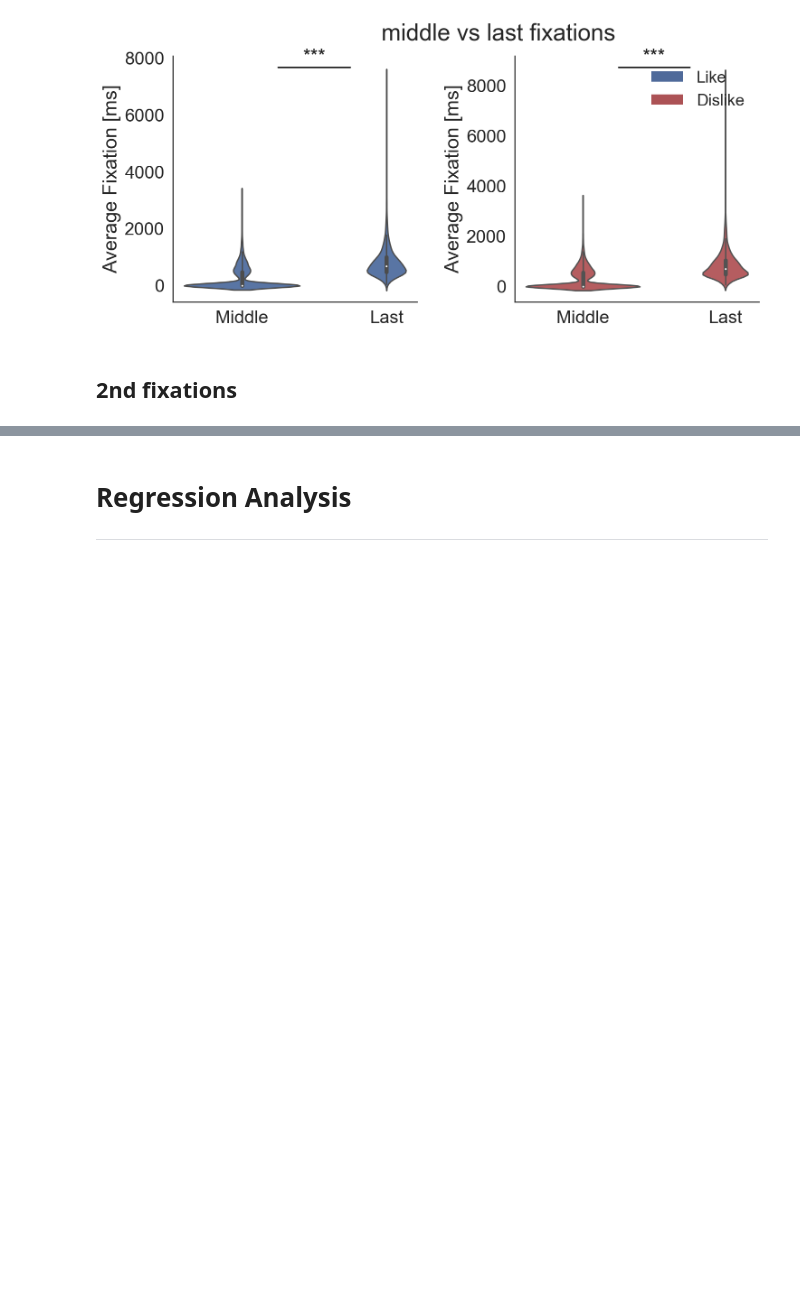
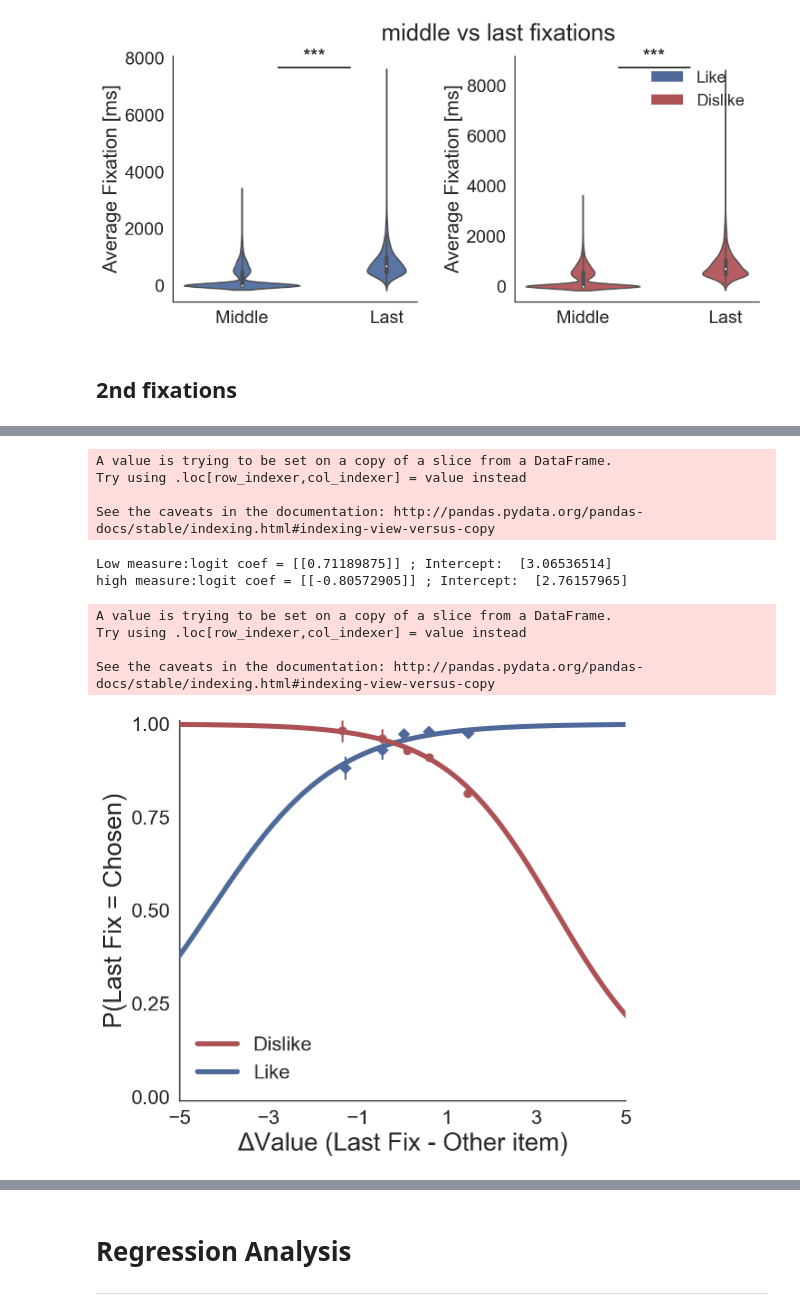
Before and after one commit to pradysepulveda/FF2018, a Jupyter notebook: FF2018_FixationsAnalysis_MiddleFix_31_FixCompress.ipynb, the cells around one changed output, grey strips where cells are left out. Saved outputs shown, nothing was run; the diff lists cells and outputs as text; code cells hidden in the pictures; blank space fills up the shorter version.

```diff
--- a/FF2018_FixationsAnalysis_MiddleFix_31_FixCompress.ipynb
+++ b/FF2018_FixationsAnalysis_MiddleFix_31_FixCompress.ipynb
@@ -698,0 +751,12 @@ data_expD.second_fix_id.hist()
+# %%
+
+# Recall that the fixation areas were defined
+  ## 1 : Left
+  ## 2 : Right
+
+
+## ---  FOR fewest
+data_expD['LastFixChosen'] = np.where(((data_expD['LastFixation'] == 1 ) & (data_expD['Choice'] == 0)) | ((data_expD['LastFixation'] == 2 ) & (data_expD['Choice'] == 1)), 1 , 0)
+
+## ---  FOR most
+data_expL['LastFixChosen'] = np.where(((data_expL['LastFixation'] == 1 ) & (data_expL['Choice'] == 0)) | ((data_expL['LastFixation'] == 2 ) & (data_expL['Choice'] == 1)), 1 , 0)
@@ -698,0 +776,20 @@ data_expD.second_fix_id.hist()
+# %%
+# for less
+Dval_lastFix = []
+for i in range(len(data_expD)):
+        if (data_expD.LastFixation.values[i]== 2 ): # if last fixations goes to the right option keep DVal
+            Dval_lastFix.append(data_expD.DVal.values[i])
+        else:
+            Dval_lastFix.append(-data_expD.DVal.values[i])
+
+data_expD["DVal_LastFix"] = Dval_lastFix
+
+# for most
+Dval_lastFix = []
+for i in range(len(data_expL)):
+        if (data_expL.LastFixation.values[i]== 2 ): # if last fixations goes to the right option keep DVal
+            Dval_lastFix.append(data_expL.DVal.values[i])
+        else:
+            Dval_lastFix.append(-data_expL.DVal.values[i])
+
+data_expL["DVal_LastFix"] = Dval_lastFix
@@ -698,0 +808,4 @@ data_expD.second_fix_id.hist()
+# %%
+#Z-scored
+data_expD['zDVal_LastFix'] = z_score1(data_expD,'Part',"DVal_LastFix")
+data_expL['zDVal_LastFix'] = z_score1(data_expL,'Part',"DVal_LastFix")
@@ -698,0 +823,14 @@ data_expD.second_fix_id.hist()
+# %%
+logisticplot_like_dislike_plotAndbins(data_expL,data_expD,'Like','Dislike', xaxis='zDVal_LastFix', yaxis='LastFixChosen', ylab='P(Last Fix = Chosen)', xlab='ΔValue (Last Fix - Other item)',modlowcol='#4F6A9A',modhighcol='#AC5255', parvar='Part')
+# %% [output]
+A value is trying to be set on a copy of a slice from a DataFrame.
+Try using .loc[row_indexer,col_indexer] = value instead
+
+See the caveats in the documentation: http://pandas.pydata.org/pandas-docs/stable/indexing.html#indexing-view-versus-copy
+Low measure:logit coef = [[0.71189875]] ; Intercept:  [3.06536514]
+high measure:logit coef = [[-0.80572905]] ; Intercept:  [2.76157965]
+A value is trying to be set on a copy of a slice from a DataFrame.
+Try using .loc[row_indexer,col_indexer] = value instead
+
+See the caveats in the documentation: http://pandas.pydata.org/pandas-docs/stable/indexing.html#indexing-view-versus-copy
+[figure, added]
```
Also changed, not shown: parts of 20 cells of this notebook, 4 other files.
